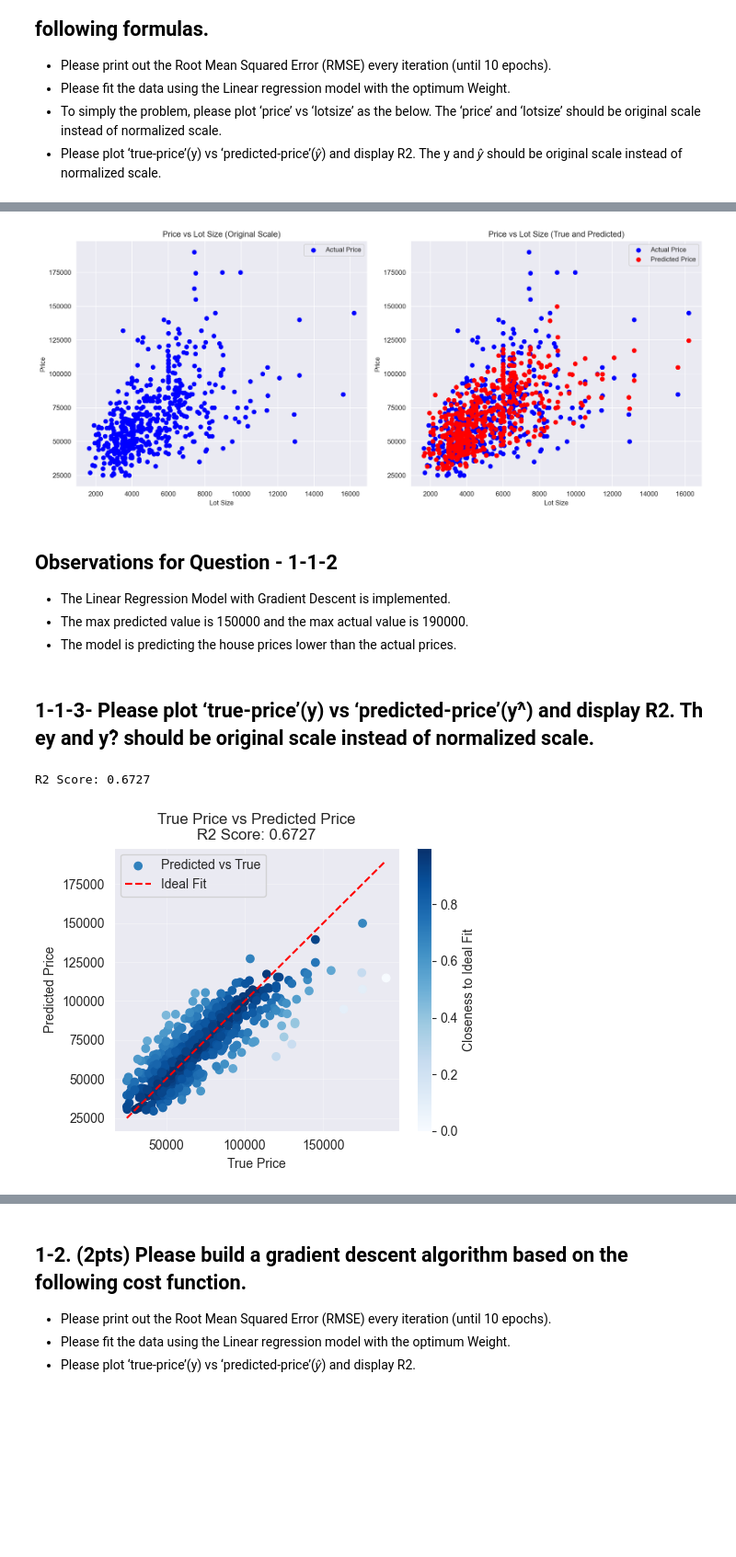
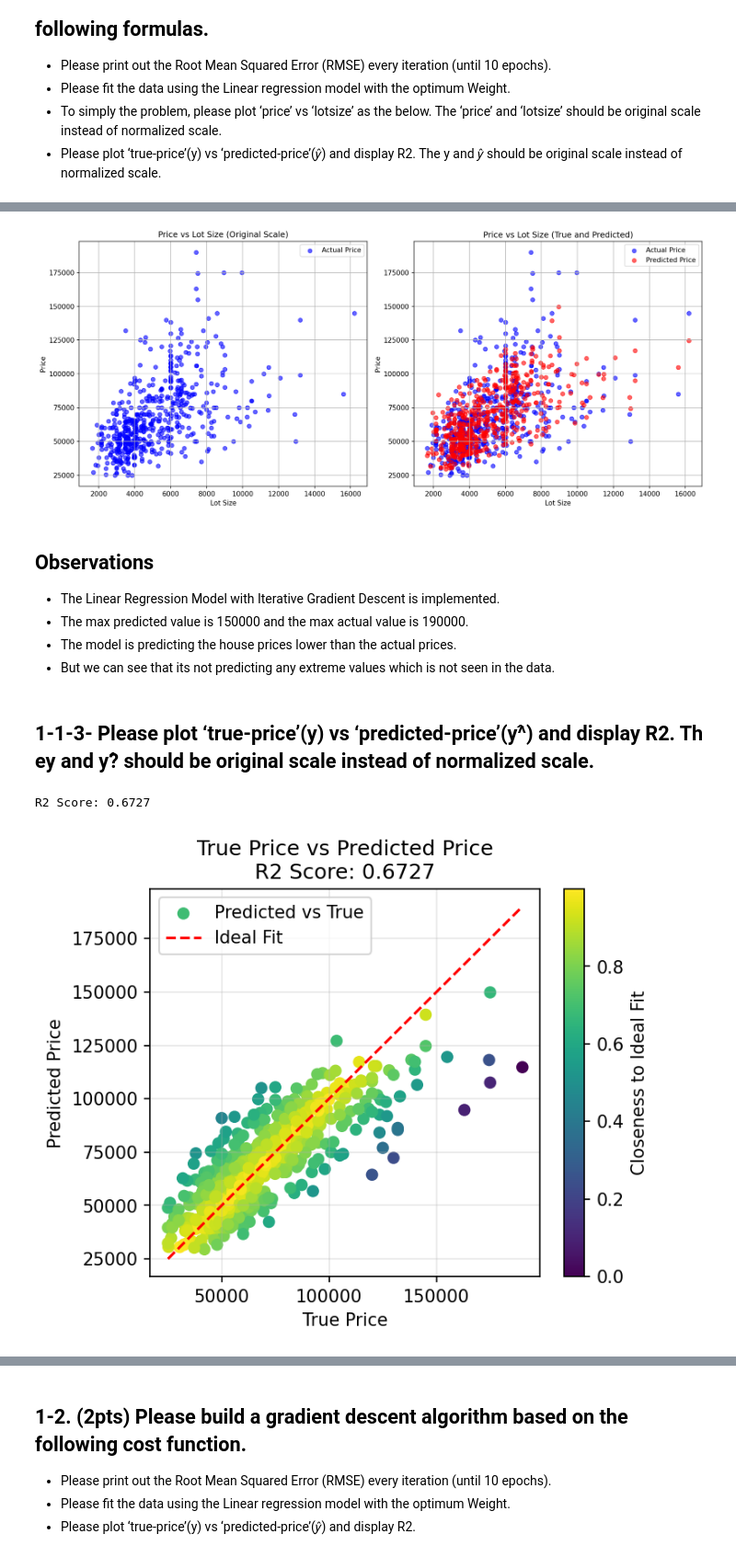
Before and after one commit to anjali-ojha/data-mining, a Jupyter notebook: assignment-3/main.ipynb, the cells around one changed output, grey strips where cells are left out. Shown at 92% size. Cells and saved outputs as stored; diff of their text form; code cells hidden in the pictures; blank space fills up the shorter version.

```diff
--- a/assignment-3/main.ipynb
+++ b/assignment-3/main.ipynb
@@ -132,7 +132,7 @@ class LinearRegression(ABC):
         print(f"End time for the gradient descent: {end}, total time: {end - start}")
 
     def plot_cost(self):
-        plt.figure(figsize=(7, 4), dpi=100)
+        plt.figure(figsize=(7, 4), dpi=150)
         plt.plot(range(len(self.cost_history)), self.cost_history)
         plt.xlabel('Iteration')
         plt.ylabel('Cost')
@@ -141,7 +141,7 @@ class LinearRegression(ABC):
         plt.show()
 
 
-class LinearRegressionUsingPointWiseError(LinearRegression):
+class LinearRegressionIterative(LinearRegression):
     def __init__(self, alpha=0.01, epochs=1000):
         """
         Linear Regression Model with Gradient Descent.
@@ -170,17 +170,17 @@ class LinearRegressionUsingPointWiseError(LinearRegression):
     def update_weights(self, X, y_actual, y_predictions):
         """
         Gradient Calculation:
-        The gradient of the cost with respect to the weights is:
-            ∂J/∂w[j] = (1 / m) * Σ (y_predicted[i] - y_actual[i]) * X[i, j]
-        Where:
-            - w[j]: Weight for the j-th feature
-            - X[i, j]: Value of the j-th feature for the i-th sample
+            The gradient of the cost with respect to the weights is:
+                ∂J/∂w[j] = (1 / m) * Σ (y_predicted[i] - y_actual[i]) * X[i, j]
+            Where:
+                - w[j]: Weight for the j-th feature
+                - X[i, j]: Value of the j-th feature for the i-th sample
 
-        Weight Update Rule:
-        Weights are updated using the gradient descent algorithm:
-            w[j] = w[j] - α * ∂J/∂w[j]
-        Where:
-            - α: Learning rate
+            Weight Update Rule:
+            Weights are updated using the gradient descent algorithm:
+                w[j] = w[j] - α * ∂J/∂w[j]
+            Where:
+                - α: Learning rate
         """
         m, n = X.shape
         for i in range(m):
@@ -191,7 +191,7 @@ class LinearRegressionUsingPointWiseError(LinearRegression):
 
 
 
-lr = LinearRegressionUsingPointWiseError(alpha=0.01, epochs=500)
+lr = LinearRegressionIterative(alpha=0.01, epochs=500)
 lr.fit(X_home, y_home)
 y_pred = lr.predict(X_home)
 lr.plot_cost()
@@ -226,11 +232,10 @@ def scatter_plot_predictions(df, y_actual, y_prediction):
     lotsize = df['lotsize']
 
     # Create subplots
-    fig, axes = plt.subplots(1, 2, figsize=(14, 6), dpi=200)
+    fig, axes = plt.subplots(1, 2, figsize=(14, 6), dpi=150)
 
     # Left plot: Price vs Lot size (original scale)
-    # add trendline also
-    axes[0].scatter(lotsize, y_actual, color='blue', label='Actual Price')
+    axes[0].scatter(lotsize, y_actual, color='blue', label='Actual Price', alpha=0.6)
     axes[0].set_title('Price vs Lot Size (Original Scale)')
     axes[0].set_xlabel('Lot Size')
     axes[0].set_ylabel('Price')
@@ -238,8 +243,8 @@ def scatter_plot_predictions(df, y_actual, y_prediction):
     axes[0].legend()
 
     # Right plot: Price vs Lot size with Actual and Predicted Prices
-    axes[1].scatter(lotsize, y_actual, color='blue', label='Actual Price')
-    axes[1].scatter(lotsize, y_prediction, color='red', label='Predicted Price')
+    axes[1].scatter(lotsize, y_actual, color='blue', label='Actual Price', alpha=0.6)
+    axes[1].scatter(lotsize, y_prediction, color='red', label='Predicted Price', alpha=0.6)
     axes[1].set_title('Price vs Lot Size (True and Predicted)')
     axes[1].set_xlabel('Lot Size')
     axes[1].set_ylabel('Price')
@@ -252,47 +257,48 @@ def scatter_plot_predictions(df, y_actual, y_prediction):
 
 scatter_plot_predictions(df, y_home, y_pred)
 # %% [output]
-[figure, old version]
+[figure, new version]
 # %% [markdown]
-## Observations for Question - 1-1-2
-- The Linear Regression Model with Gradient Descent is implemented.
+## Observations
+- The Linear Regression Model with Iterative Gradient Descent is implemented.
 - The max predicted value is 150000 and the max actual value is 190000.
 - The model is predicting the house prices lower than the actual prices.
+- But we can see that its not predicting any extreme values which is not seen in the data.
 # %% [markdown]
 ## 1-1-3- Please plot ‘true-price’(y) vs ‘predicted-price’(y^̂) and display R2. Th ey and  y?̂ should be original scale instead of normalized scale.
 # %%
 # Calculate R2 score
 
-def r2_score(y_true, y_pred):
-    ss_total = np.sum((y_true - np.mean(y_true))**2)
-    ss_residual = np.sum((y_true - y_pred)**2)
+def r2_score(y_actual, y_predictions):
+    ss_total = np.sum((y_actual - np.mean(y_actual))**2)
+    ss_residual = np.sum((y_actual - y_predictions)**2)
     r2_score_value = 1 - (ss_residual / ss_total)
     print(f'R2 Score: {r2_score_value:.4f}')
     return r2_score_value
 
 
-def r2_scatter_plot(y, y_pred, r2):
+def r2_scatter_plot(y_actual, y_predictions, r2):
     # Calculate distance from the ideal fit line
-    differences = np.abs(y - y_pred)
+    differences = np.abs(y_actual - y_predictions)
     normalized_diff = 1 - (differences / differences.max())  # Normalize distances to [0, 1]
 
     # Plot true price vs predicted price with dynamic color intensity
-    plt.figure(figsize=(5, 4), dpi=100)
+    plt.figure(figsize=(5, 4), dpi=150)
     scatter = plt.scatter(
-        y, y_pred, c=normalized_diff, cmap='Blues', label='Predicted vs True'
+        y_actual, y_predictions, c=normalized_diff, label='Predicted vs True'
     )
-    plt.plot([y.min(), y.max()], [y.min(), y.max()], color='red', linestyle='--', label='Ideal Fit')
+    plt.plot([y_actual.min(), y_actual.max()], [y_actual.min(), y_actual.max()], color='red', linestyle='--', label='Ideal Fit')
     plt.colorbar(scatter, label='Closeness to Ideal Fit')
     plt.title(f'True Price vs Predicted Price\nR2 Score: {r2:.4f}')
     plt.xlabel('True Price')
     plt.ylabel('Predicted Price')
     plt.legend()
     plt.grid(alpha=0.3)
     plt.show()
 
 r2 = r2_score(y_home, y_pred)
 r2_scatter_plot(y_home, y_pred, r2)
 # %% [output]
 R2 Score: 0.6727
-[figure, old version]
+[figure, new version]
 # %% [markdown]
```
Also changed, not shown: parts of 15 cells of this notebook.
